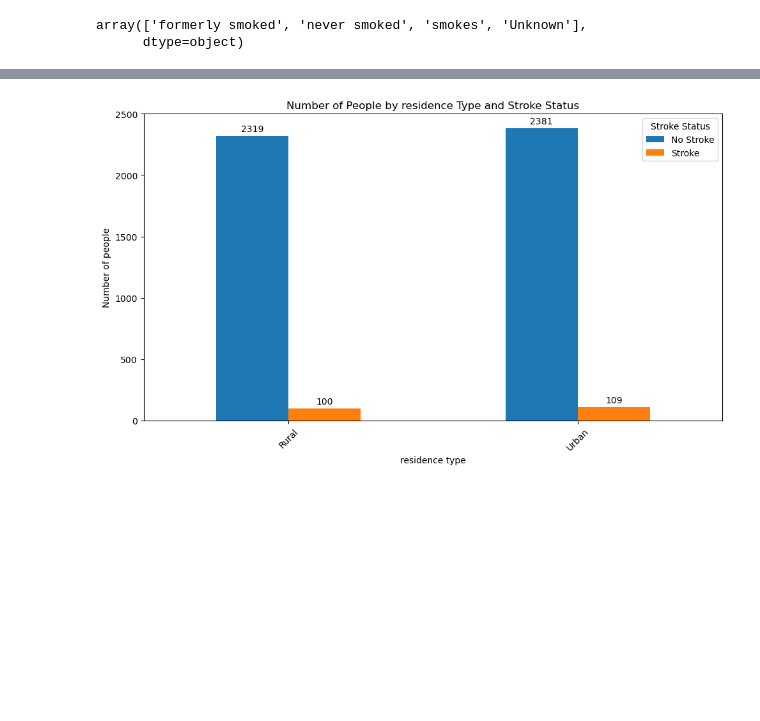
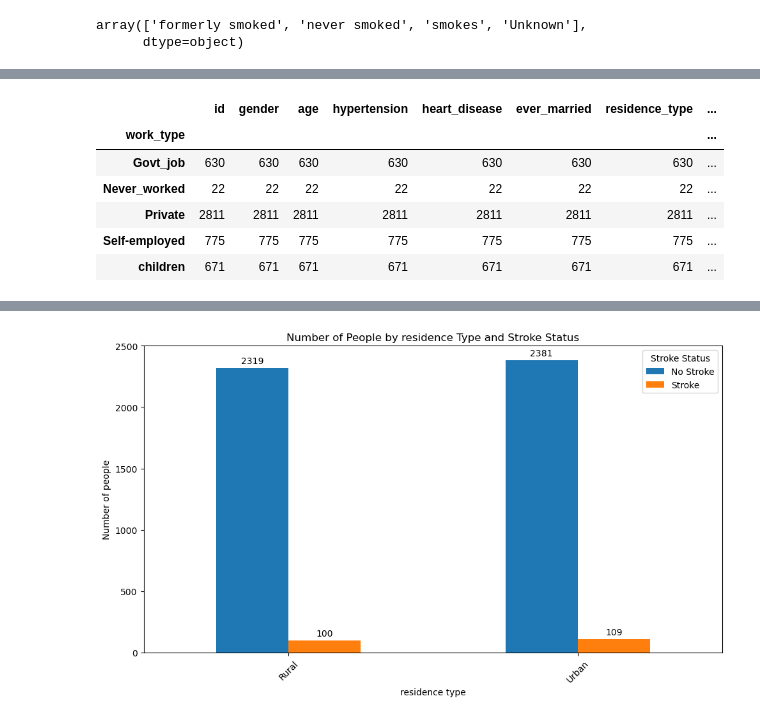
Before and after one commit to talazubi/project-1, a Jupyter notebook: cleaned_stroke_df.ipynb, the cells around one changed output, grey strips where cells are left out. Drawn from its saved outputs; the diff is of its cells as text; code cells hidden in the pictures; blank space fills up the shorter version.

```diff
--- a/cleaned_stroke_df.ipynb
+++ b/cleaned_stroke_df.ipynb
@@ -166,0 +153,10 @@ for work_type in work_type_count.index:
+# %%
+work_type_count.head()
+# %% [output]
+|  | id | gender | age | hypertension | heart_disease | ever_married | residence_type | ... |
+| work_type |  |  |  |  |  |  |  | ... |
+| Govt_job | 630 | 630 | 630 | 630 | 630 | 630 | 630 | ... |
+| Never_worked | 22 | 22 | 22 | 22 | 22 | 22 | 22 | ... |
+| Private | 2811 | 2811 | 2811 | 2811 | 2811 | 2811 | 2811 | ... |
+| Self-employed | 775 | 775 | 775 | 775 | 775 | 775 | 775 | ... |
+| children | 671 | 671 | 671 | 671 | 671 | 671 | 671 | ... |
```
Also changed, not shown: parts of 5 cells of this notebook.
